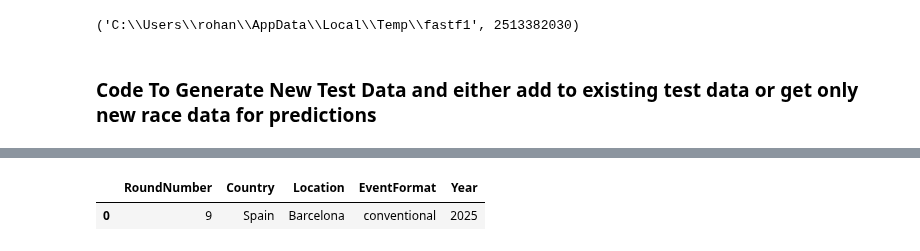
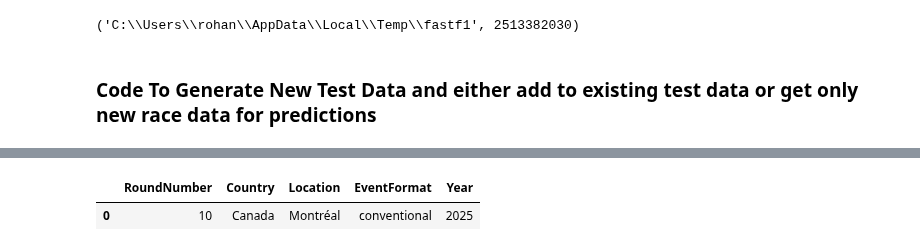
Before and after one commit to rohank36/f1, a Jupyter notebook: data.ipynb, the cells around one changed output, grey strips where cells are left out. Cells and saved outputs as stored; diff of their text form; code cells hidden in the pictures.

```diff
--- a/data.ipynb
+++ b/data.ipynb
@@ -448,11 +450,11 @@ meetings_df = get_meetings_df(2025)
 # %%
 test_data = pd.read_csv("data/test_data_new.csv")
 # %%
-new_race_df = meetings_df.iloc[[8]].reset_index(drop=True) # edit which race(s) you want to add here
+new_race_df = meetings_df.iloc[[9]].reset_index(drop=True) # edit which race(s) you want to add here
 new_race_df
 # %% [output]
 |  | RoundNumber | Country | Location | EventFormat | Year |
-| 0 | 9 | Spain | Barcelona | conventional | 2025 |
+| 0 | 10 | Canada | Montréal | conventional | 2025 |
 # %%
 final_df = get_data(new_race_df,is_test_data_for_pred)
 # %% [output]
```
Also changed, not shown: parts of 3 cells of this notebook, 8 other files.
